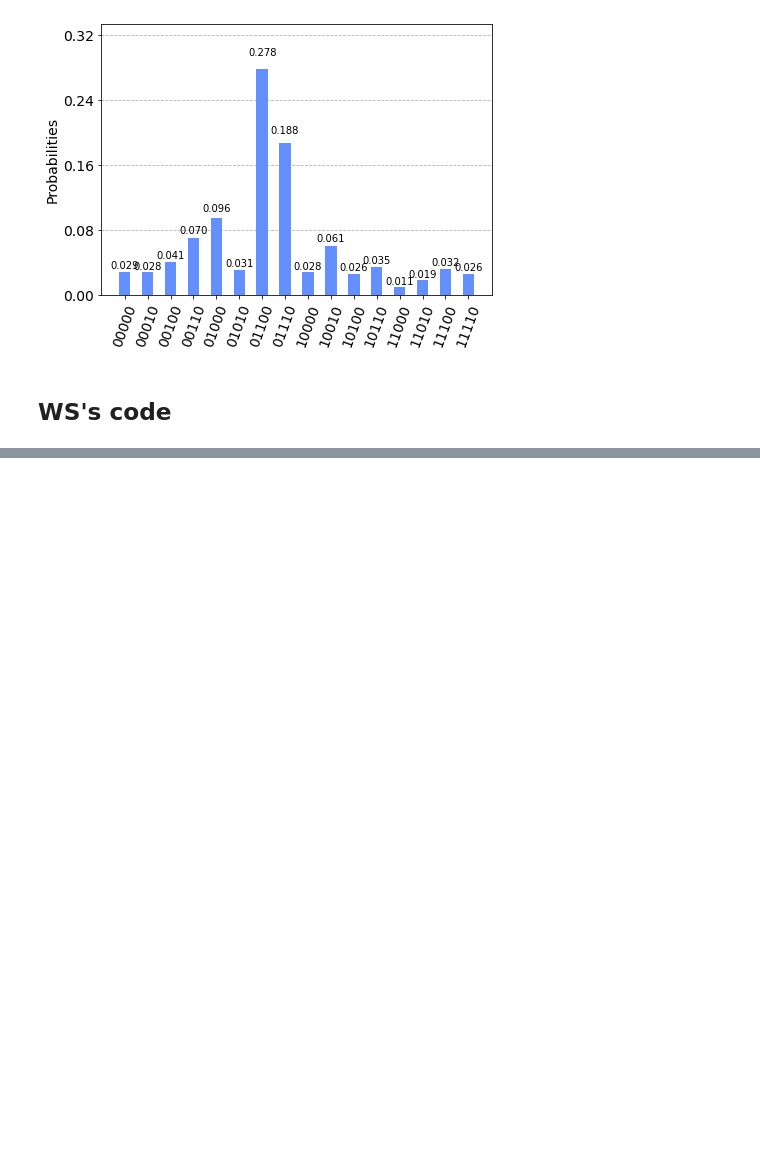
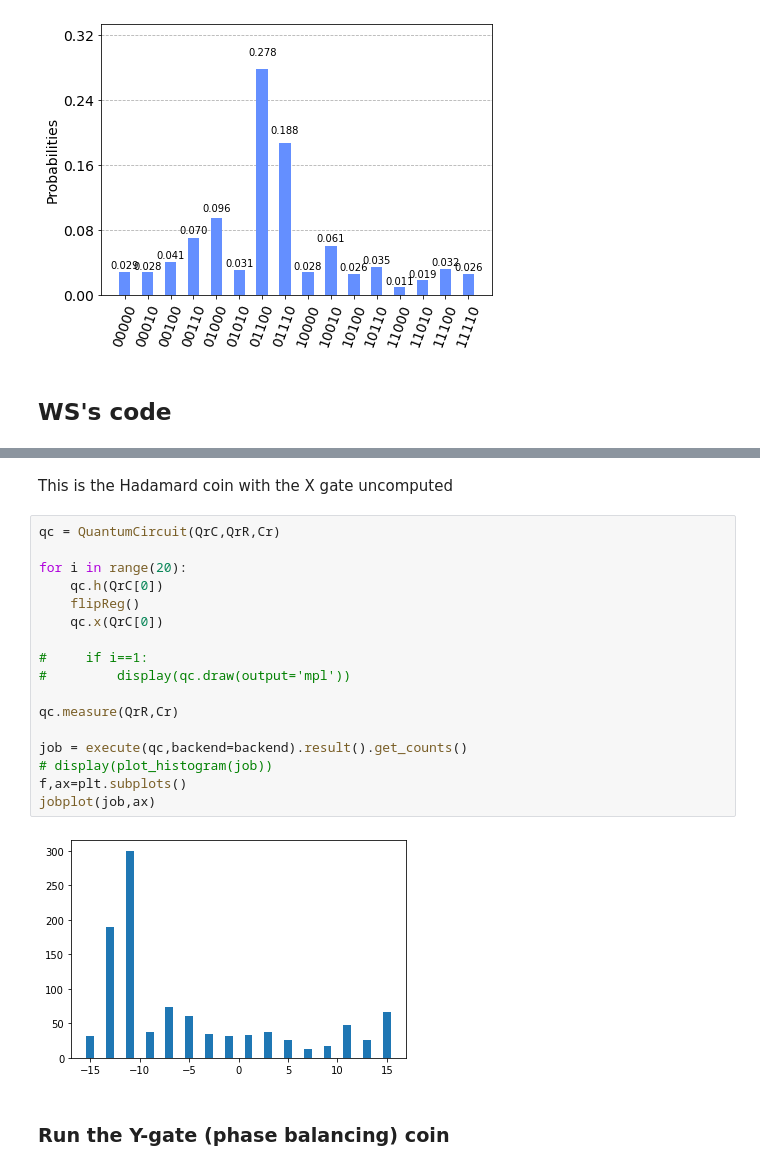
Before and after one commit to wslu42/QCHack_walkwPhase, a Jupyter notebook: quantum_walk_wsLu.ipynb, the cells around one changed output, grey strips where cells are left out. Cells and saved outputs as stored; diff of their text form; blank space fills up the shorter version.

```diff
--- a/quantum_walk_wsLu.ipynb
+++ b/quantum_walk_wsLu.ipynb
@@ -449,0 +393,23 @@ ax.bar(xlst,ylst)
+# %% [markdown]
+This is the Hadamard coin with the X gate uncomputed
+# %%
+qc = QuantumCircuit(QrC,QrR,Cr)
+
+for i in range(20):
+    qc.h(QrC[0])
+    flipReg()
+    qc.x(QrC[0])
+
+#     if i==1:
+#         display(qc.draw(output='mpl'))
+
+qc.measure(QrR,Cr)
+
+job = execute(qc,backend=backend).result().get_counts()
+# display(plot_histogram(job))
+f,ax=plt.subplots()
+jobplot(job,ax)
+# %% [output]
+[figure, added]
+# %% [markdown]
+### Run the Y-gate (phase balancing) coin
```
Also changed, not shown: parts of 7 cells of this notebook.
